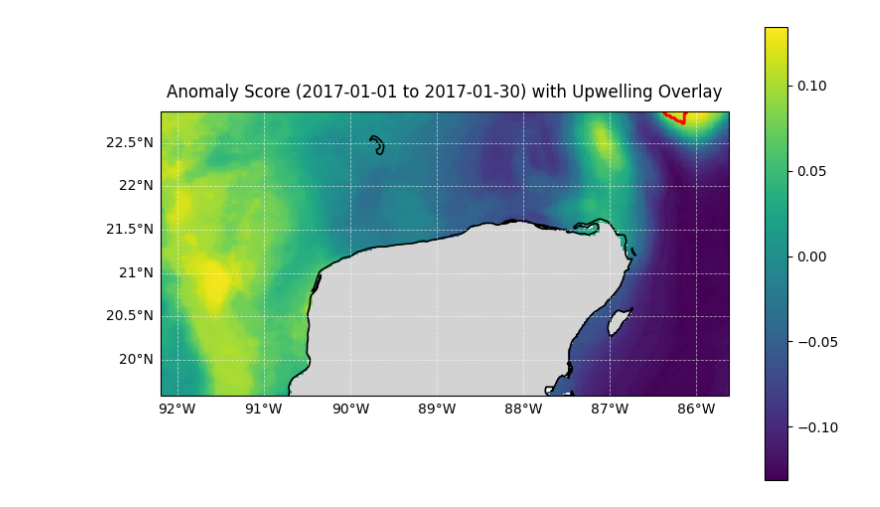
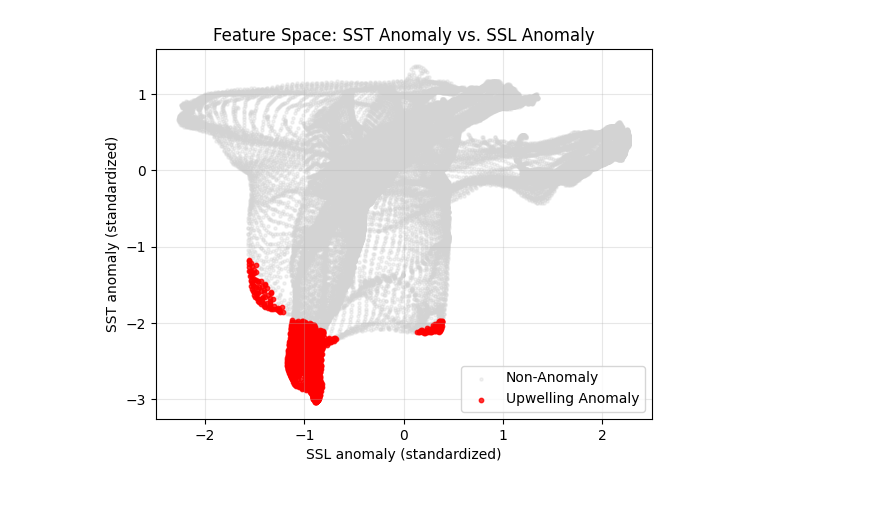
Before and after one commit to makaip/nasa-murep, a Jupyter notebook: yucatan/experiments/isolation_forest/analyze.ipynb, the cells around one changed output. Drawn from its saved outputs; the diff is of its cells as text; code cells hidden in the pictures.

```diff
--- a/yucatan/experiments/isolation_forest/analyze.ipynb
+++ b/yucatan/experiments/isolation_forest/analyze.ipynb
@@ -15,9 +13,9 @@ from deseasonalizer import ClimatologyDeseasonalizer
 warnings.filterwarnings("ignore", category=RuntimeWarning)
 # %%
 PATH = r"E:\satdata\Custom\yucatan_sst_chlor_cdomslope_ssl_bathy_2010-2019_v3.pkl"
-MODEL_PATH = r"F:\Programming\GitHub\nasa-murep\yucatan\experiments\isolation_forest\models\iforest_pipeline3.joblib"
+MODEL_PATH = r"F:\Programming\GitHub\nasa-murep\yucatan\experiments\isolation_forest\models\iforest_pipeline4.joblib"
 
-features = ["ssl_anom", "sst_anom"]
+features = ["sst_anom", "ssl_anom"]
 # %%
 with open(PATH, "rb") as f:
     blob = pickle.load(f)
@@ -119,12 +110,2 @@ result = analyze_window(pd.Timestamp("2017-01-01"), pd.Timestamp("2017-01-30"),
 # %%
-# RF surrogate, predict IF anomaly score from transformed features
-surrogate = RandomForestRegressor(n_estimators=100, max_depth=5, random_state=42, n_jobs=-1)
-surrogate.fit(result["X_window_transformed"], result["anomaly_score"])
-
-importances = surrogate.feature_importances_
-feature_names = result["X_window_transformed"].columns
-importance_dict = {name: weight * 100 for name, weight in zip(feature_names, importances)}
-
-print("\n--- Feature Importance (% of variance in anomaly score explained) ---")
-for feat, imp in sorted(importance_dict.items(), key=lambda item: item[1], reverse=True):
-    print(f"{feat:>18}: {imp:>5.1f}%")
+result = analyze_window(pd.Timestamp("2018-07-01"), pd.Timestamp("2018-07-30"), 90)
@@ -175,43 +151,18 @@ plt.show()
 # %%
-score_map = np.full(grid_shape, np.nan)
-score_map[result["row_w"], result["col_w"]] = result["anomaly_score"]
+nu_ssl = result["X_window_transformed"]["anom__ssl_anom"][non_upwelling_mask]
+u_ssl  = result["X_window_transformed"]["anom__ssl_anom"][is_upwelling]
+nu_sst = result["X_window_transformed"]["anom__sst_anom"][non_upwelling_mask]
+u_sst  = result["X_window_transformed"]["anom__sst_anom"][is_upwelling]
 
-binary_mask = np.zeros(grid_shape, dtype=float)
-binary_mask[result["row_w"][is_upwelling], result["col_w"][is_upwelling]] = 1.0
-
-lon_centers = np.array(metadata["lon_centers"])
-lat_centers = np.array(metadata["lat_centers"])
-lon_grid_2d, lat_grid_2d = np.meshgrid(lon_centers, lat_centers)
-
-fig, ax = plt.subplots(
-    figsize=(8, 6), subplot_kw={"projection": ccrs.PlateCarree()}
-)
-
-ax.set_extent(
-    [lon_centers.min(), lon_centers.max(), lat_centers.min(), lat_centers.max()],
-    crs=ccrs.PlateCarree(),
-)
-
-mesh = ax.pcolormesh(
-    lon_grid_2d, lat_grid_2d, score_map,
-    cmap="viridis", transform=ccrs.PlateCarree(), shading="auto"
-)
-
-ax.contour(
-    lon_grid_2d, lat_grid_2d, binary_mask,
-    levels=[0.5], colors="red", linewidths=2.0, transform=ccrs.PlateCarree()
-)
-
-ax.add_feature(cfeature.LAND, facecolor="lightgray", edgecolor="black", linewidth=0.8)
-ax.add_feature(cfeature.COASTLINE, linewidth=1.2)
-gl = ax.gridlines(draw_labels=True, linewidth=0.6, color="white", alpha=0.6, linestyle="--")
-gl.top_labels = False
-gl.right_labels = False
-
-ax.set_title(f"Anomaly Score ({result['start_date'].date()} to {result['end_date'].date()}) with Upwelling Overlay", pad=10)
-fig.colorbar(mesh, ax=ax, orientation="vertical", shrink=0.8, pad=0.05)
-
-plt.tight_layout()
+plt.scatter(nu_ssl, nu_sst,
+            c='lightgray', alpha=0.3, s=5, label='Non-Anomaly')
+plt.scatter(u_ssl, u_sst,
+            c='red', alpha=0.8, s=10, label='Upwelling Anomaly')
+plt.title("Feature Space: SST Anomaly vs. SSL Anomaly")
+plt.xlabel("SSL anomaly (standardized)")
+plt.ylabel("SST anomaly (standardized)")
+plt.legend()
+plt.grid(True, alpha=0.3)
 plt.show()
 # %% [output]
-[figure, old version]
+[figure, new version]
```
Also changed, not shown: parts of 12 cells of this notebook, 4 other files.
